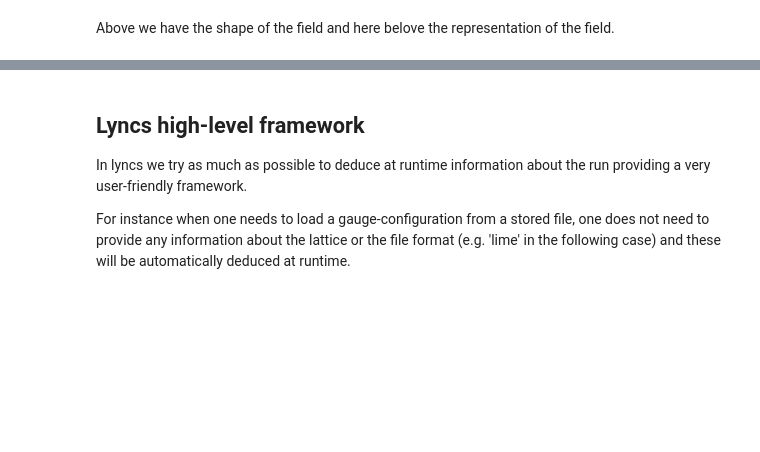
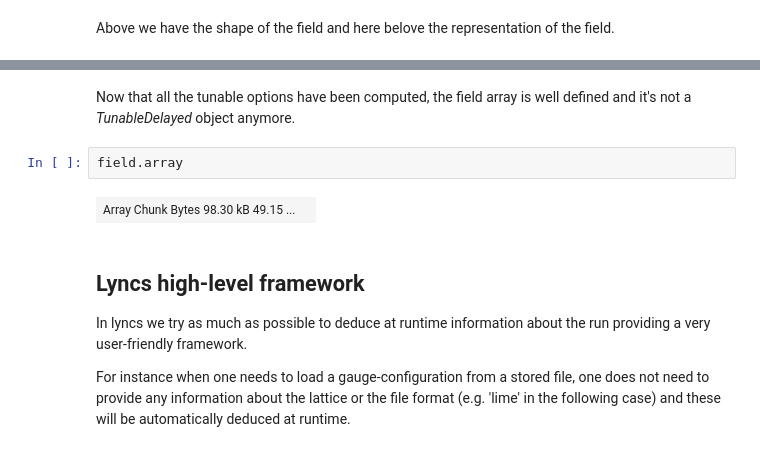
Before and after one commit to Lyncs-API/lyncs, a Jupyter notebook: notebooks/Lyncs.ipynb, the cells around one changed output, grey strips where cells are left out. Drawn from its saved outputs; the diff is of its cells as text; blank space fills up the shorter version.

```diff
--- a/notebooks/Lyncs.ipynb
+++ b/notebooks/Lyncs.ipynb
@@ -68,3 +102,9 @@ In this way we can postpone decisions on the structure and distribution of the f
+# %% [markdown]
+Now that all the tunable options have been computed, the field array is well defined and it's not a *TunableDelayed* object anymore.
+# %%
+field.array
+# %% [output]
+| Array Chunk Bytes 98.30 kB 49.15 ... |  |
 # %% [markdown]
 ## Lyncs high-level framework
 
```
Also changed, not shown: parts of 16 cells of this notebook, 1 other file.
